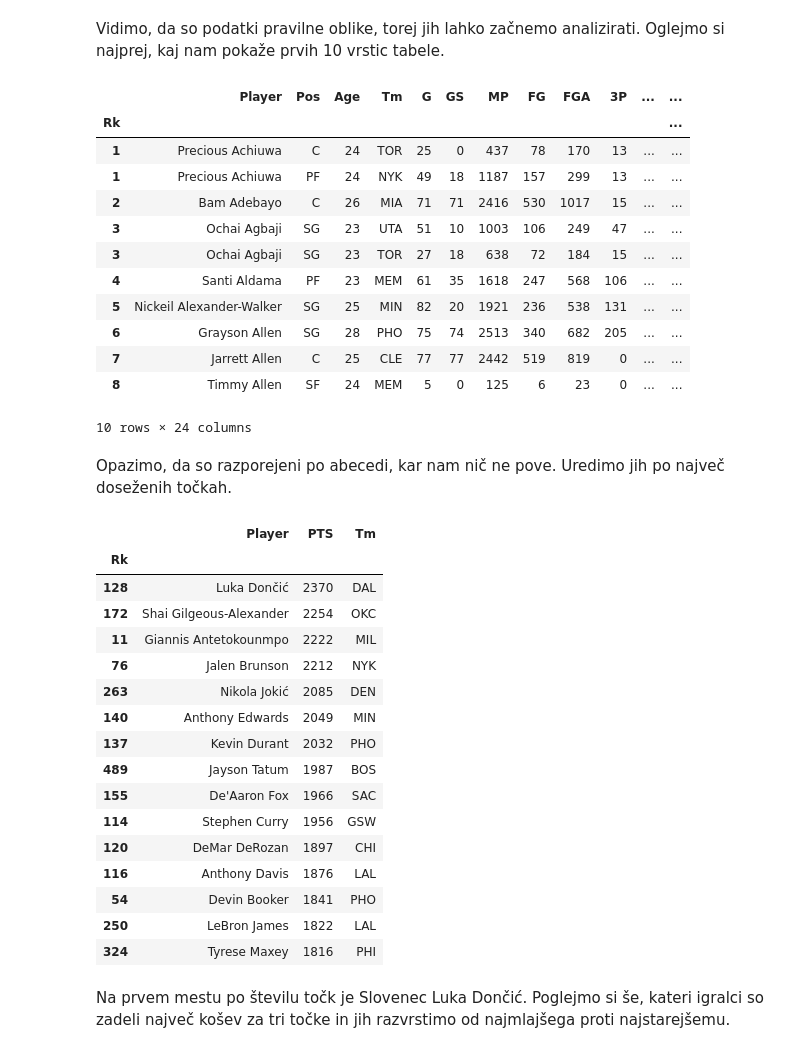
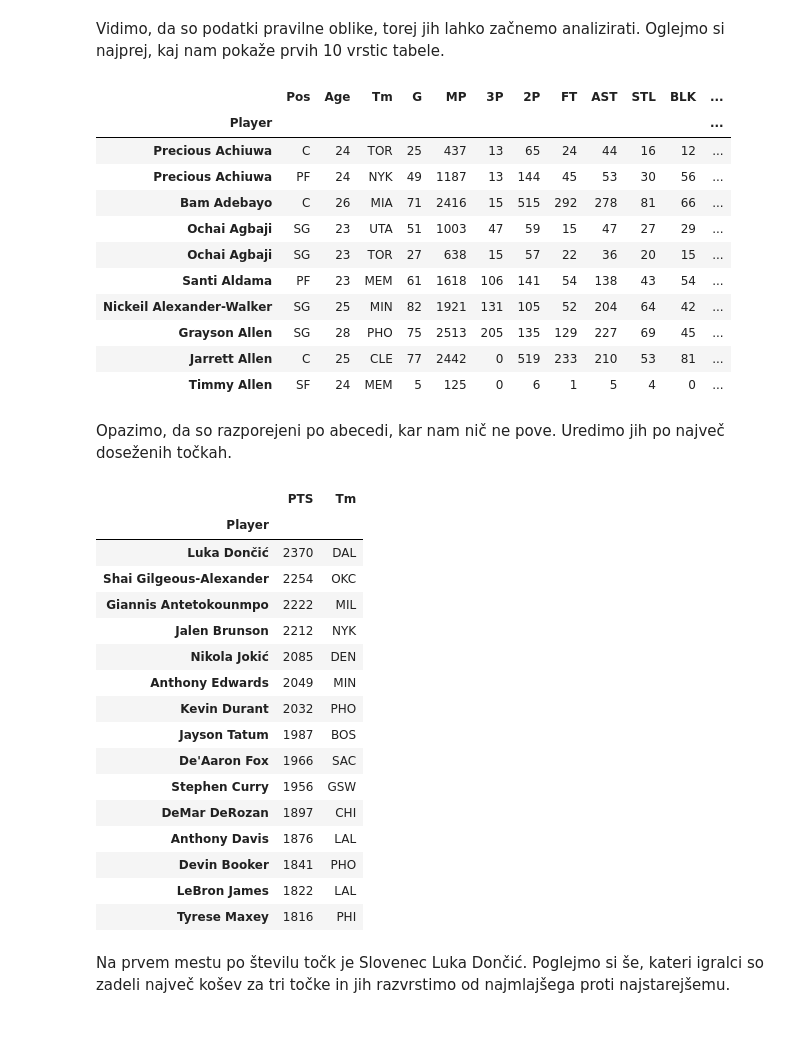
Before and after one commit to elizapecoraro/Eliza-Pecoraro-Projektna-naloga-UVP, a Jupyter notebook: analiza.ipynb, the cells around one changed output. Drawn from its saved outputs; the diff is of its cells as text; code cells hidden in the pictures.

```diff
--- a/analiza.ipynb
+++ b/analiza.ipynb
@@ -12,7 +12,7 @@ import numpy as np
 plt.style.use("ggplot")
 plt.rcParams['axes.prop_cycle'] = plt.cycler(color=['#008080'])
 
-nba = pd.read_csv('NBA.csv', encoding="utf-8", index_col="Rk")
+nba = pd.read_csv('NBA.csv', encoding="utf-8", index_col="Player")
 nba = nba.drop_duplicates(keep=False)       #da se zbisejo une vrstice
 nba
 # %% [output]
@@ -34,14 +34,13 @@ nba
 Za začetek izbrišimo stolpce s podatki v obliki procentov, ker jih ne potrebujemo in jih lahko izračunamo tudi sami.
 Med podatki so tudi vrstice, ki za igralce pri več ekipah izračunajo vsoto vendar nas ta podatek ne zanima, zato tudi te izbrišemo.
 # %%
-nba = nba.drop(columns=["FG%", "3P%", "2P%", "eFG%", "FT%"])
+#nba = nba.drop(columns=["FG%", "3P%", "2P%", "eFG%", "FT%"])
 nba = nba[nba["Tm"].str.contains("TOT") == False]
 # %% [markdown]
 Podatki v tabeli so najprej v obliki "stringov" zato jih moramo spremeniti v numerične, da jih lahko analiziramo.
 # %%
-NUMERIC_COLS = ['Age', 'G', 'GS', 'MP', 'FG', 'FGA',
-       '3P', '3PA', '2P', '2PA', 'FT', 'FTA',
-       'ORB', 'DRB', 'TRB', 'AST', 'STL', 'BLK', 'TOV', 'PF', 'PTS']
+NUMERIC_COLS = ['Age', 'G', 'MP', '3P', '2P', 'FT',
+       'AST', 'STL', 'BLK', 'PF', 'PTS']
 
 nba_num = nba[NUMERIC_COLS]
 
@@ -76,42 +77,41 @@ Vidimo, da so podatki pravilne oblike, torej jih lahko začnemo analizirati. Ogl
 # %%
 nba.head(10)
 # %% [output]
-|  | Player | Pos | Age | Tm | G | GS | MP | FG | FGA | 3P | ... | ... |
-| Rk |  |  |  |  |  |  |  |  |  |  |  | ... |
-| 1 | Precious Achiuwa | C | 24 | TOR | 25 | 0 | 437 | 78 | 170 | 13 | ... | ... |
-| 1 | Precious Achiuwa | PF | 24 | NYK | 49 | 18 | 1187 | 157 | 299 | 13 | ... | ... |
-| 2 | Bam Adebayo | C | 26 | MIA | 71 | 71 | 2416 | 530 | 1017 | 15 | ... | ... |
-| 3 | Ochai Agbaji | SG | 23 | UTA | 51 | 10 | 1003 | 106 | 249 | 47 | ... | ... |
-| 3 | Ochai Agbaji | SG | 23 | TOR | 27 | 18 | 638 | 72 | 184 | 15 | ... | ... |
-| 4 | Santi Aldama | PF | 23 | MEM | 61 | 35 | 1618 | 247 | 568 | 106 | ... | ... |
-| 5 | Nickeil Alexander-Walker | SG | 25 | MIN | 82 | 20 | 1921 | 236 | 538 | 131 | ... | ... |
-| 6 | Grayson Allen | SG | 28 | PHO | 75 | 74 | 2513 | 340 | 682 | 205 | ... | ... |
-| 7 | Jarrett Allen | C | 25 | CLE | 77 | 77 | 2442 | 519 | 819 | 0 | ... | ... |
-| 8 | Timmy Allen | SF | 24 | MEM | 5 | 0 | 125 | 6 | 23 | 0 | ... | ... |
+|  | Pos | Age | Tm | G | MP | 3P | 2P | FT | AST | STL | BLK | ... |
+| Player |  |  |  |  |  |  |  |  |  |  |  | ... |
+| Precious Achiuwa | C | 24 | TOR | 25 | 437 | 13 | 65 | 24 | 44 | 16 | 12 | ... |
+| Precious Achiuwa | PF | 24 | NYK | 49 | 1187 | 13 | 144 | 45 | 53 | 30 | 56 | ... |
+| Bam Adebayo | C | 26 | MIA | 71 | 2416 | 15 | 515 | 292 | 278 | 81 | 66 | ... |
+| Ochai Agbaji | SG | 23 | UTA | 51 | 1003 | 47 | 59 | 15 | 47 | 27 | 29 | ... |
+| Ochai Agbaji | SG | 23 | TOR | 27 | 638 | 15 | 57 | 22 | 36 | 20 | 15 | ... |
+| Santi Aldama | PF | 23 | MEM | 61 | 1618 | 106 | 141 | 54 | 138 | 43 | 54 | ... |
+| Nickeil Alexander-Walker | SG | 25 | MIN | 82 | 1921 | 131 | 105 | 52 | 204 | 64 | 42 | ... |
+| Grayson Allen | SG | 28 | PHO | 75 | 2513 | 205 | 135 | 129 | 227 | 69 | 45 | ... |
+| Jarrett Allen | C | 25 | CLE | 77 | 2442 | 0 | 519 | 233 | 210 | 53 | 81 | ... |
+| Timmy Allen | SF | 24 | MEM | 5 | 125 | 0 | 6 | 1 | 5 | 4 | 0 | ... |
-10 rows × 24 columns
 # %% [markdown]
 Opazimo, da so razporejeni po abecedi, kar nam nič ne pove. Uredimo jih po največ doseženih točkah.
 # %%
 urejeno_tocke = nba.sort_values(['PTS'], ascending=False).head(15)
-urejeno_tocke[["Player", "PTS", "Tm"]]
+urejeno_tocke[["PTS", "Tm"]]
 # %% [output]
-|  | Player | PTS | Tm |
-| Rk |  |  |  |
-| 128 | Luka Dončić | 2370 | DAL |
-| 172 | Shai Gilgeous-Alexander | 2254 | OKC |
-| 11 | Giannis Antetokounmpo | 2222 | MIL |
-| 76 | Jalen Brunson | 2212 | NYK |
-| 263 | Nikola Jokić | 2085 | DEN |
-| 140 | Anthony Edwards | 2049 | MIN |
-| 137 | Kevin Durant | 2032 | PHO |
-| 489 | Jayson Tatum | 1987 | BOS |
-| 155 | De'Aaron Fox | 1966 | SAC |
-| 114 | Stephen Curry | 1956 | GSW |
-| 120 | DeMar DeRozan | 1897 | CHI |
-| 116 | Anthony Davis | 1876 | LAL |
-| 54 | Devin Booker | 1841 | PHO |
-| 250 | LeBron James | 1822 | LAL |
-| 324 | Tyrese Maxey | 1816 | PHI |
+|  | PTS | Tm |
+| Player |  |  |
+| Luka Dončić | 2370 | DAL |
+| Shai Gilgeous-Alexander | 2254 | OKC |
+| Giannis Antetokounmpo | 2222 | MIL |
+| Jalen Brunson | 2212 | NYK |
+| Nikola Jokić | 2085 | DEN |
+| Anthony Edwards | 2049 | MIN |
+| Kevin Durant | 2032 | PHO |
+| Jayson Tatum | 1987 | BOS |
+| De'Aaron Fox | 1966 | SAC |
+| Stephen Curry | 1956 | GSW |
+| DeMar DeRozan | 1897 | CHI |
+| Anthony Davis | 1876 | LAL |
+| Devin Booker | 1841 | PHO |
+| LeBron James | 1822 | LAL |
+| Tyrese Maxey | 1816 | PHI |
 # %% [markdown]
 Na prvem mestu po številu točk je Slovenec Luka Dončić. Poglejmo si še, kateri igralci so zadeli največ košev za tri točke in jih razvrstimo od najmlajšega proti najstarejšemu.
 # %%
```
Also changed, not shown: parts of 7 cells of this notebook, 2 other files.
